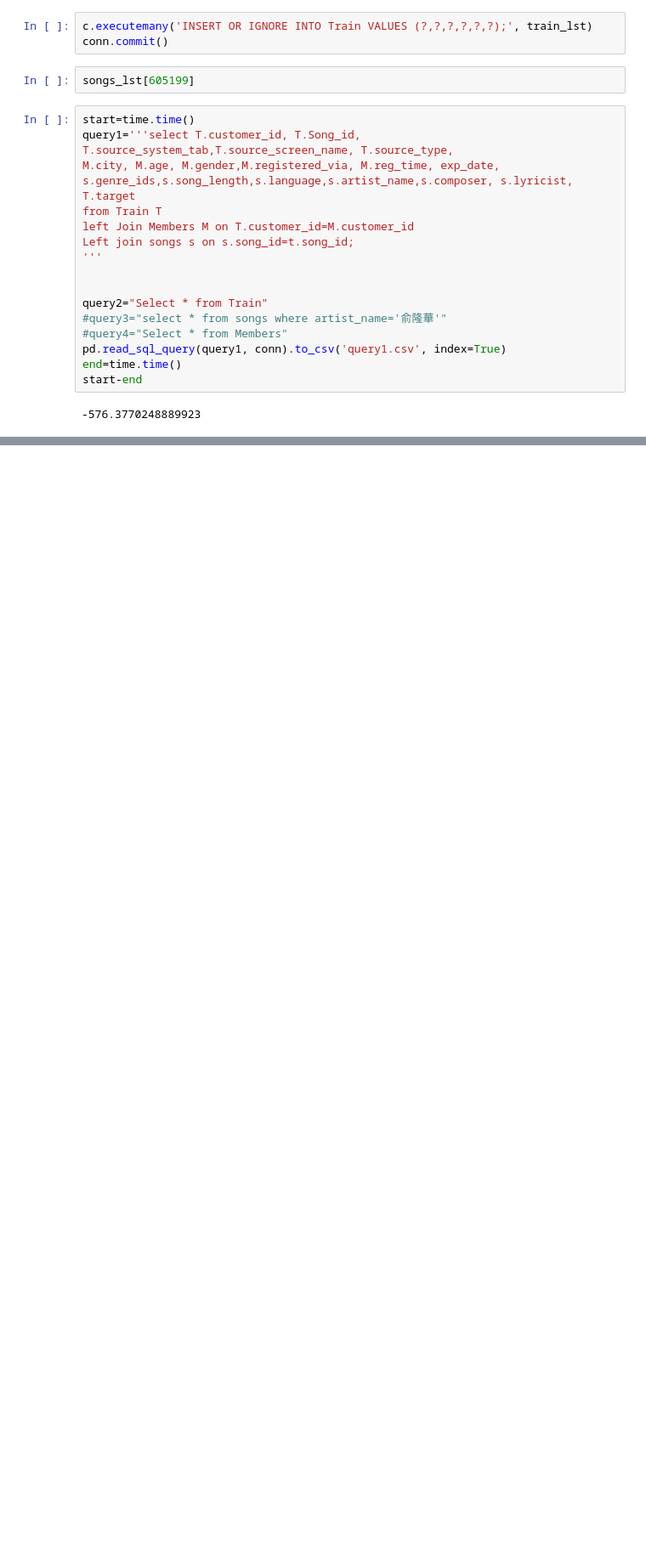
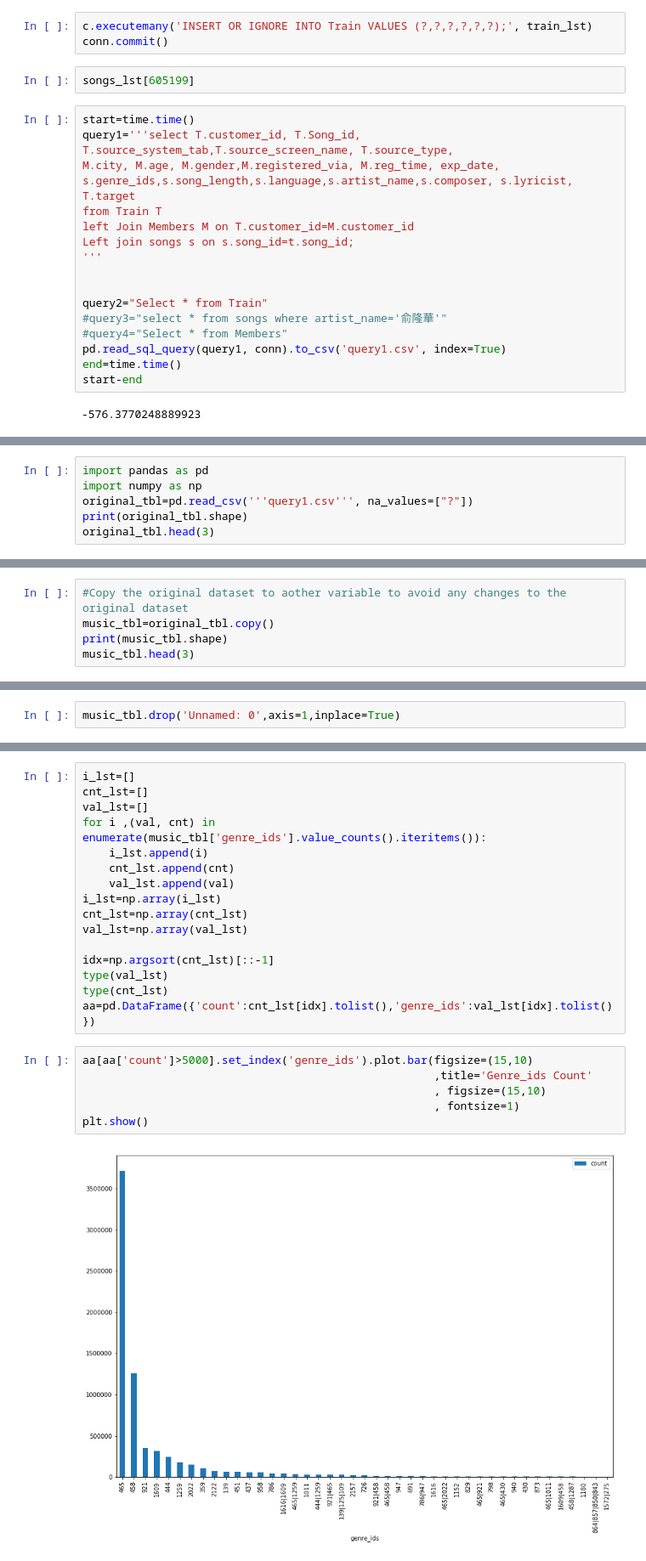
Before and after one commit to kyloop/CSC_478_Programming_Machine_Learning, a Jupyter notebook: CSC478_Project.ipynb, the cells around one changed output, grey strips where cells are left out. Shown at 85% size. Saved outputs shown, nothing was run; the diff lists cells and outputs as text; blank space fills up the shorter version.

```diff
--- a/CSC478_Project.ipynb
+++ b/CSC478_Project.ipynb
@@ -360,0 +224,6 @@ set(tbl.language)
+# %%
+import pandas as pd
+import numpy as np
+original_tbl=pd.read_csv('''query1.csv''', na_values=["?"])
+print(original_tbl.shape)
+original_tbl.head(3)
@@ -360,0 +238,5 @@ set(tbl.language)
+# %%
+#Copy the original dataset to aother variable to avoid any changes to the original dataset
+music_tbl=original_tbl.copy()
+print(music_tbl.shape)
+music_tbl.head(3)
@@ -360,0 +249,2 @@ set(tbl.language)
+# %%
+music_tbl.drop('Unnamed: 0',axis=1,inplace=True)
@@ -360,0 +333,24 @@ set(tbl.language)
+# %%
+i_lst=[]
+cnt_lst=[]
+val_lst=[]
+for i ,(val, cnt) in enumerate(music_tbl['genre_ids'].value_counts().iteritems()):
+    i_lst.append(i)
+    cnt_lst.append(cnt)
+    val_lst.append(val)
+i_lst=np.array(i_lst)
+cnt_lst=np.array(cnt_lst)
+val_lst=np.array(val_lst)
+
+idx=np.argsort(cnt_lst)[::-1]
+type(val_lst)
+type(cnt_lst)
+aa=pd.DataFrame({'count':cnt_lst[idx].tolist(),'genre_ids':val_lst[idx].tolist()})
+# %%
+aa[aa['count']>5000].set_index('genre_ids').plot.bar(figsize=(15,10)
+                                                     ,title='Genre_ids Count'
+                                                     , figsize=(15,10)
+                                                     , fontsize=1)
+plt.show()
+# %% [output]
+[figure, added]
```
Also changed, not shown: parts of 74 cells of this notebook.
